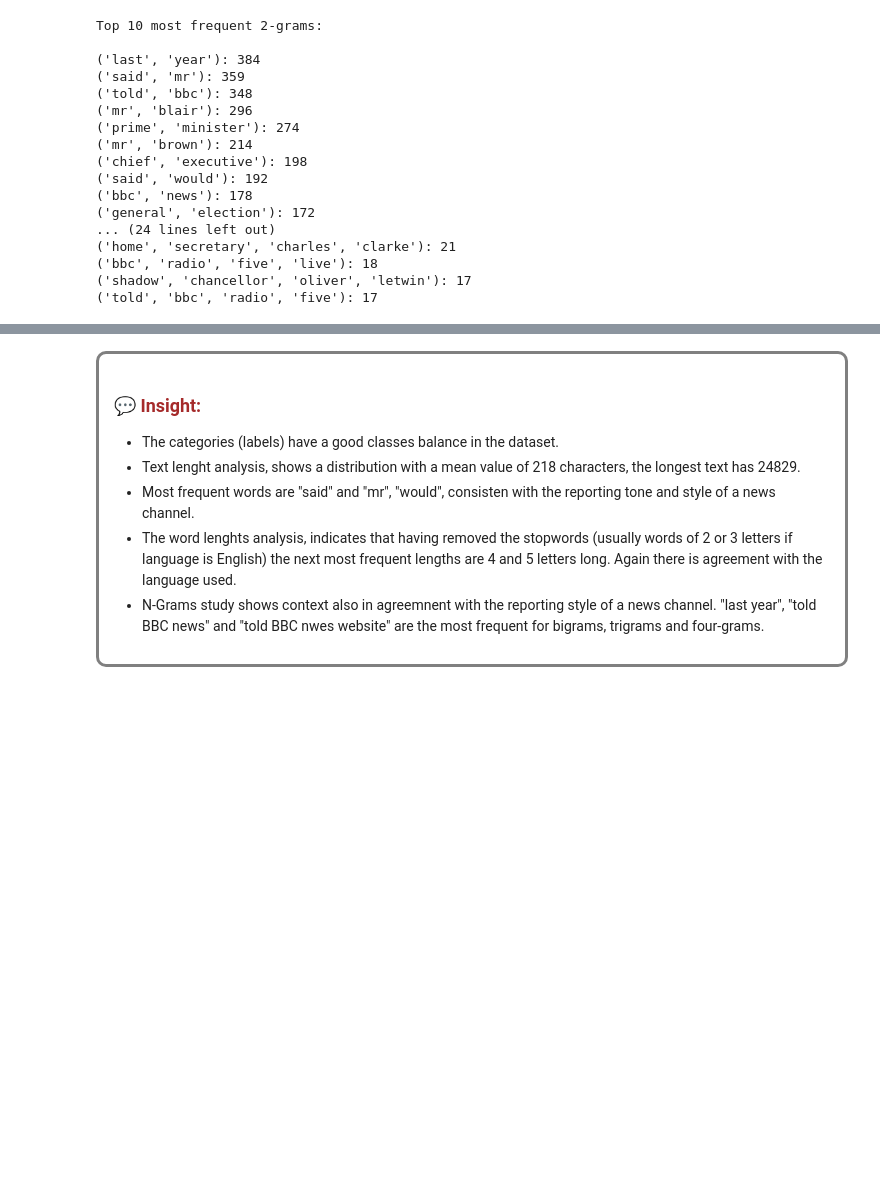
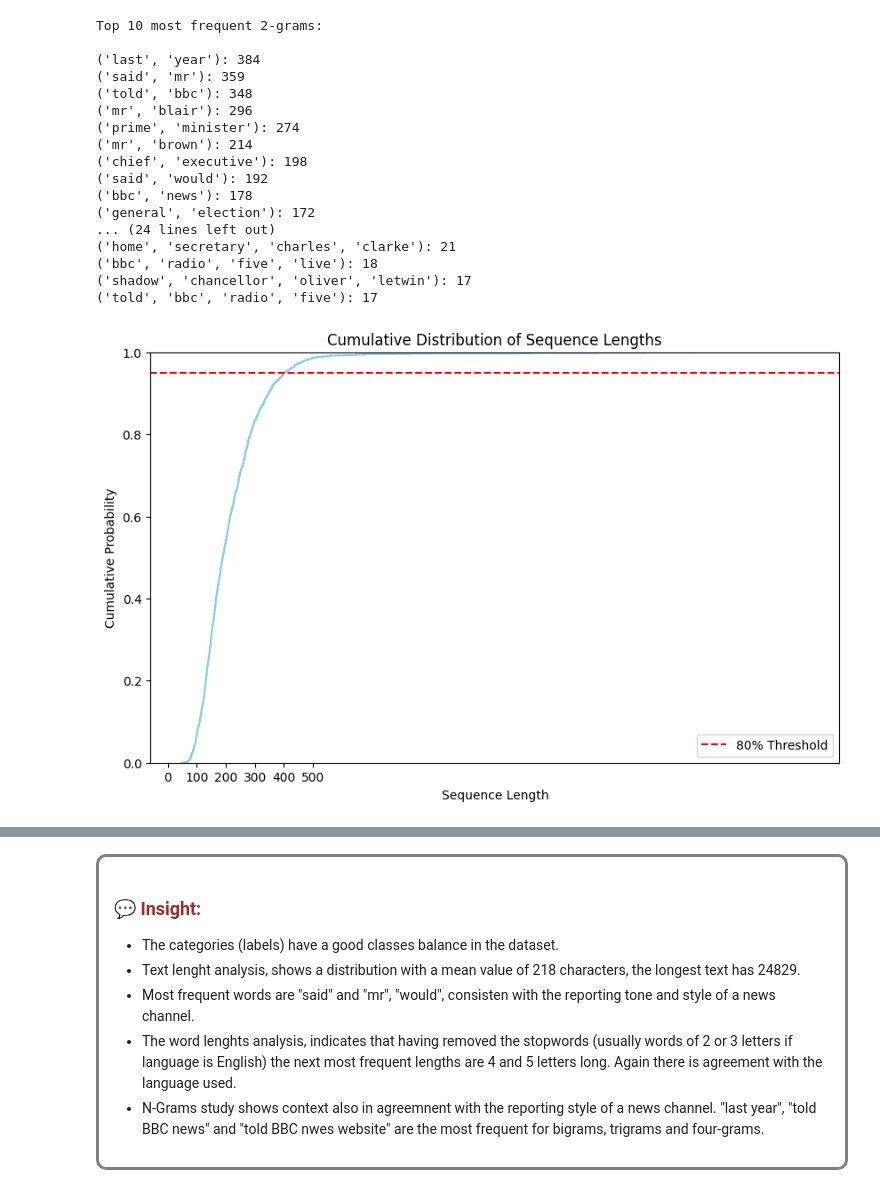
Before and after one commit to pablillo77/nlp_and_deep_learning, a Jupyter notebook: DS_NLP_DeepLearning_Final_Pablo_Giménez.ipynb, the cells around one changed output, grey strips where cells are left out. Saved outputs shown, nothing was run; the diff lists cells and outputs as text; code cells hidden in the pictures; blank space fills up the shorter version.

```diff
--- a/DS_NLP_DeepLearning_Final_Pablo_Giménez.ipynb
+++ b/DS_NLP_DeepLearning_Final_Pablo_Giménez.ipynb
@@ -278,6 +278,35 @@ Top 10 most frequent 2-grams:
 ('bbc', 'radio', 'five', 'live'): 18
 ('shadow', 'chancellor', 'oliver', 'letwin'): 17
 ('told', 'bbc', 'radio', 'five'): 17
+# %%
+#Study the distribution of sequence lengths
+
+# Prepare text data
+texts = df['text'].values
+
+# Tokenize the text data
+tokenizer = Tokenizer()
+tokenizer.fit_on_texts(texts)
+sequences = tokenizer.texts_to_sequences(texts)
+
+# Calculate the length of each sequence
+sequence_lengths = [len(seq) for seq in sequences]
+
+# Create a DataFrame for easier analysis
+lengths_df = pd.DataFrame(sequence_lengths, columns=['length'])
+
+# Plot the cumulative distribution of sequence lengths using Seaborn
+plt.figure(figsize=(10, 6))
+sns.ecdfplot(data=lengths_df, x='length', color='skyblue')
+plt.xlabel('Sequence Length')
+plt.xticks(range(0, 600, 100))
+plt.ylabel('Cumulative Probability')
+plt.title('Cumulative Distribution of Sequence Lengths')
+plt.axhline(y=0.95, color='red', linestyle='--', label='80% Threshold')
+plt.legend()
+plt.show()
+# %% [output]
+[figure, added]
 # %%
 # Create the word cloud
 
```
Also changed, not shown: parts of 12 cells of this notebook.
